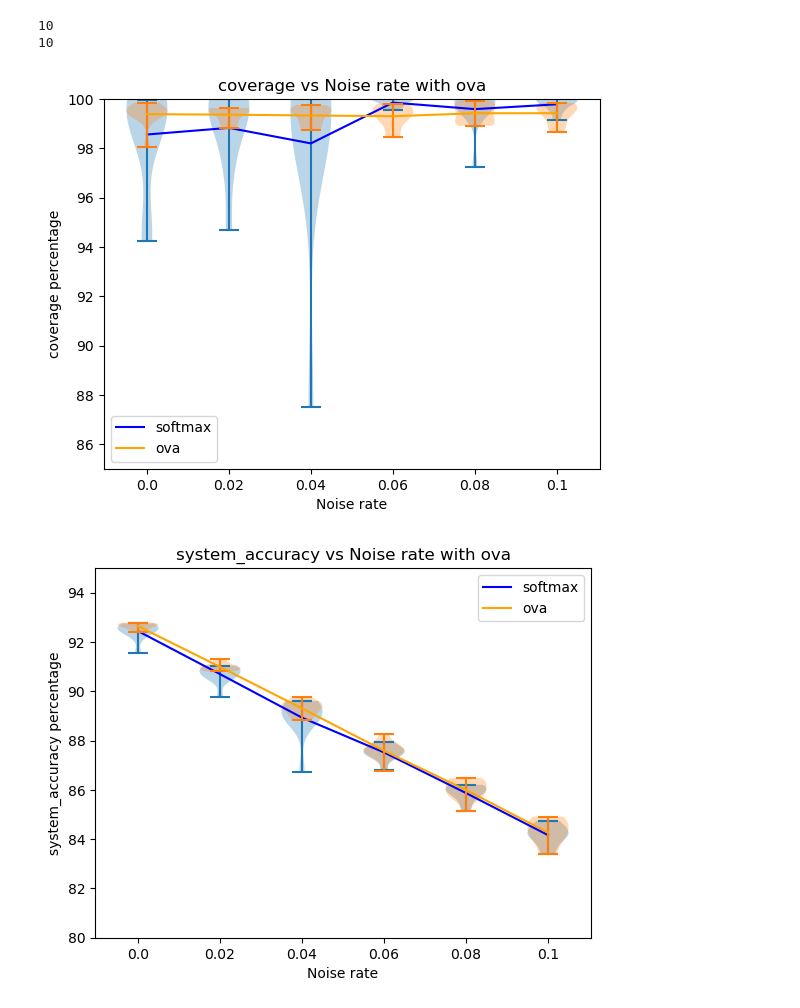
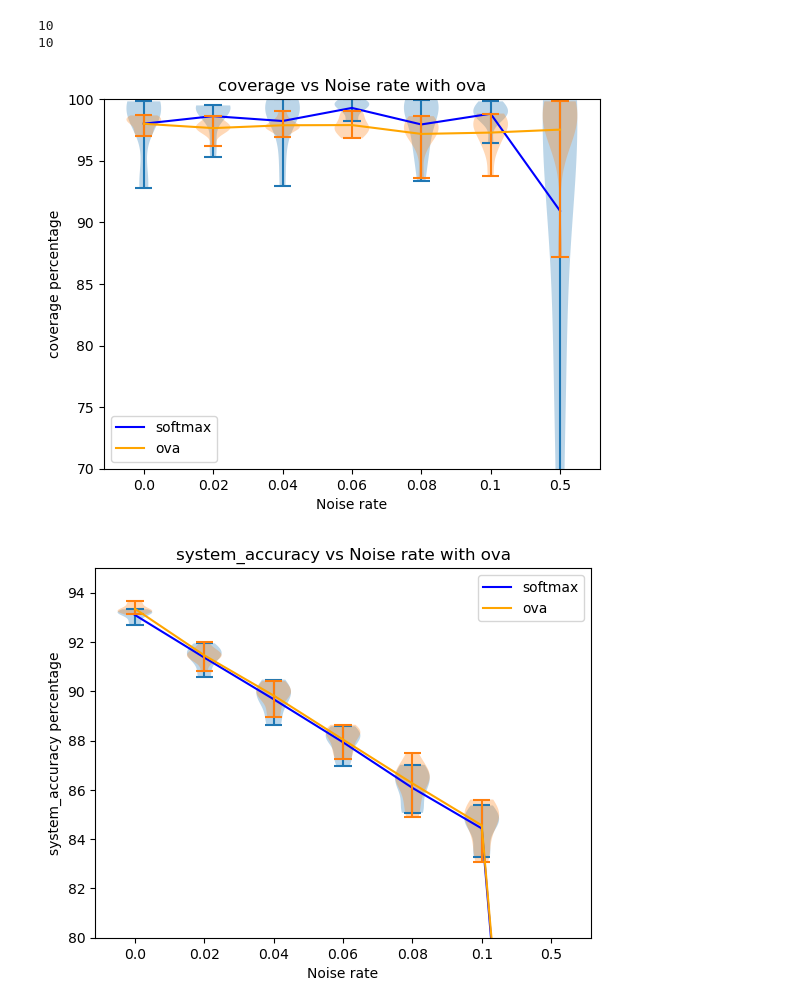
Before and after one commit to LeonPeric/Multi_L2D, a Jupyter notebook: Hatespeech/analysis.ipynb, the cells around one changed output. Drawn from its saved outputs; the diff is of its cells as text; code cells hidden in the pictures.

```diff
--- a/Hatespeech/analysis.ipynb
+++ b/Hatespeech/analysis.ipynb
@@ -4,17 +4,18 @@ Here are all the graphs
 import pickle5 as pickle
 import numpy as np
 import matplotlib.pyplot as plt
+import json
 %matplotlib inline
 
-noise_rates = [0.0, 0.02, 0.04, 0.06, 0.08, 0.1]
+noise_rates = [0.0, 0.02, 0.04, 0.06, 0.08, 0.1, 0.5]
 seeds = [42, 35, 936, 235, 464, 912, 445, 202, 19, 986]
 # %%
-with open("metrics/metrics_ova.pkl", "rb") as f:
-    metrics_ova = pickle.load(f)
+with open("metrics/metrics_ova.json", "rb") as f:
+    metrics_ova = json.load(f)
 print(len(metrics_ova[0]))
 
-with open("metrics/metrics_softmax.pkl", "rb") as f:
-    metrics_softmax = pickle.load(f)
+with open("metrics/metrics_softmax.json", "rb") as f:
+    metrics_softmax = json.load(f)
 print(len(metrics_softmax[0]))
 # %% [output]
 10
@@ -45,22 +46,22 @@ def plot_metrics(metric, ylim):
     for i, loss in enumerate(avg_std_error_rates_list):
         plt.title(f"{metric} vs Noise rate with {losses[i]}")
         plt.violinplot([loss[error_rate][metric]["values"] for error_rate in loss])
-        plt.plot([1, 2, 3, 4, 5, 6], [loss[error_rate][metric]["Mean"] for error_rate in loss], c=colors[i], label=losses[i])
+        plt.plot([1, 2, 3, 4, 5, 6, 7], [loss[error_rate][metric]["Mean"] for error_rate in loss], c=colors[i], label=losses[i])
         plt.ylim(ylim[i])
         plt.ylabel(metric + " percentage")
         plt.xlabel("Noise rate")
-        plt.xticks([1, 2, 3, 4, 5, 6], noise_rates)
+        plt.xticks([1, 2, 3, 4, 5, 6, 7], noise_rates)
         plt.grid()
         plt.legend()
         #plt.show()
 # %%
-plot_metrics("coverage", [(85, 100), (85, 100)])
+plot_metrics("coverage", [(70, 100), (70, 100)])
 # %% [output]
-[figure, old version]
+[figure, new version]
 # %%
 plot_metrics("system_accuracy", [(80, 95), (80, 95)])
 # %% [output]
-[figure, old version]
+[figure, new version]
 # %%
 plot_metrics("expert_accuracy", [(0, 100), (0, 100)])
 # %% [output]
```
Also changed, not shown: parts of 2 cells of this notebook, 1 other file.
